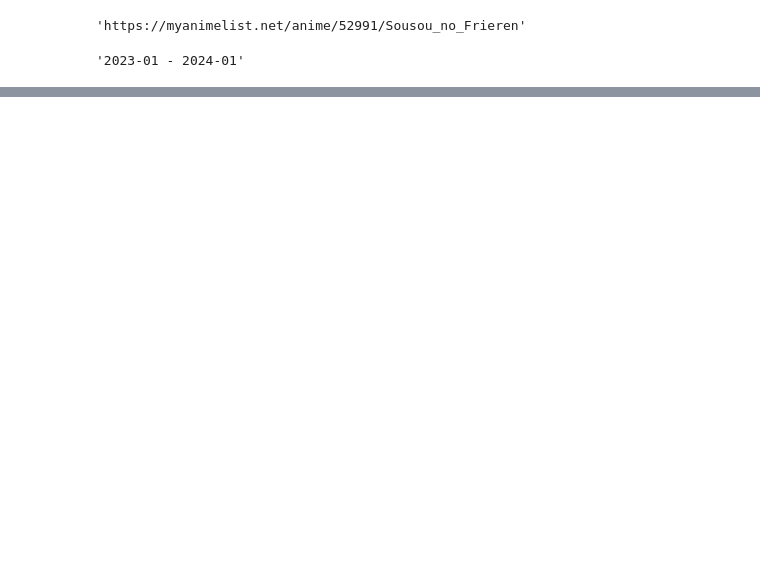
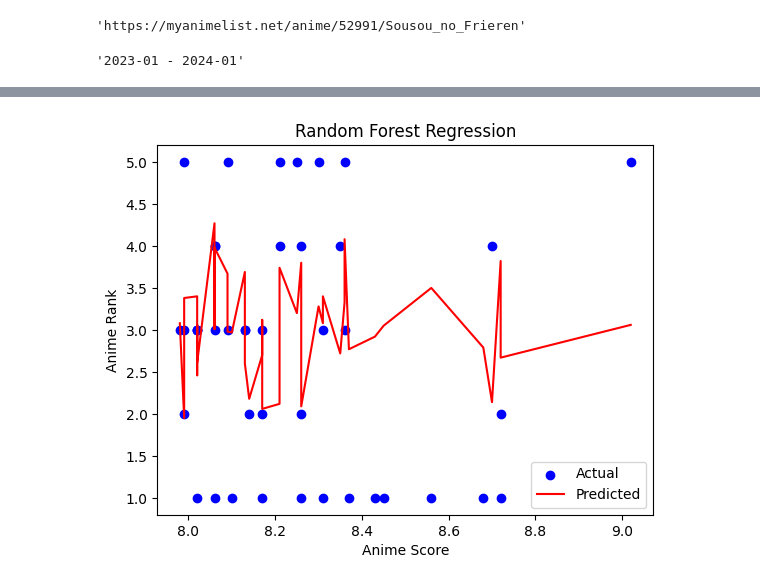
Before and after one commit to trodman201/Data-3000, a Jupyter notebook: AnimeScraper.ipynb, the cells around one changed output, grey strips where cells are left out. Cells and saved outputs as stored; diff of their text form; code cells hidden in the pictures; blank space fills up the shorter version.

```diff
--- a/AnimeScraper.ipynb
+++ b/AnimeScraper.ipynb
@@ -408,0 +277,12 @@ merged_df
+# %%
+plt.scatter(X_test['score'], y_test, color='blue', label='Actual')
+X_test_sorted = X_test.sort_values(by='score')
+y_pred_sorted = rf_model.predict(X_test_sorted)
+plt.plot(X_test_sorted['score'], y_pred_sorted, color='red', label='Predicted')
+plt.xlabel('Anime Score')
+plt.ylabel('Anime Rank')
+plt.title('Random Forest Regression')
+plt.legend()
+plt.show()
+# %% [output]
+[figure, added]
```
Also changed, not shown: parts of 29 cells of this notebook.
